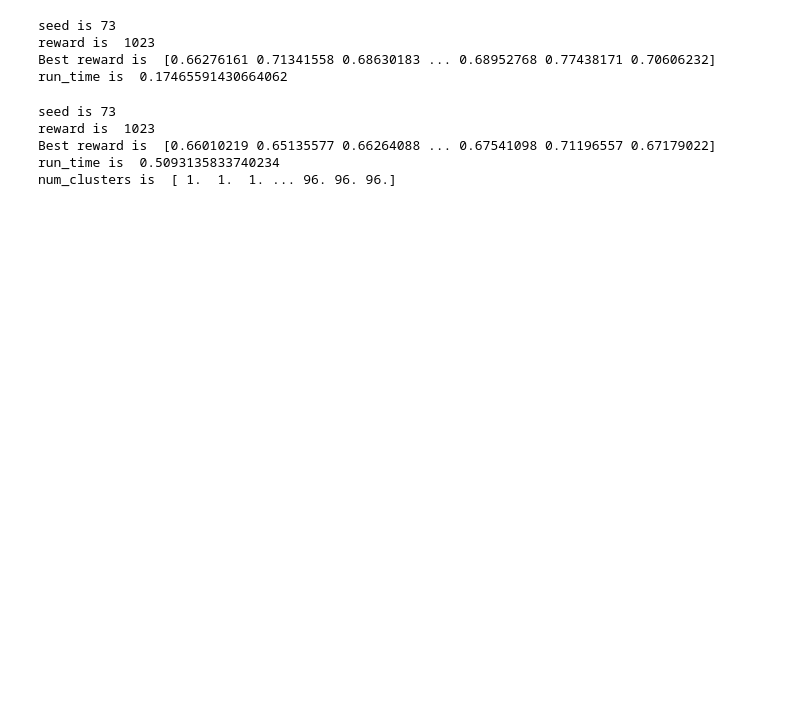
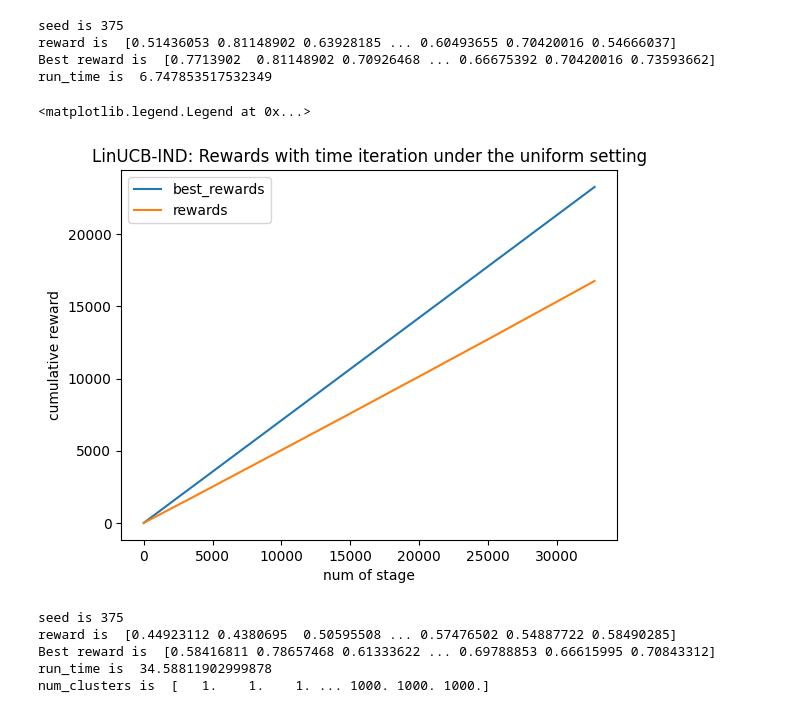
Before and after one commit to MjolnirT/OnlineClusteringOfBandits, a Jupyter notebook: main_ijcai19.ipynb, the cells around one changed output. Drawn from its saved outputs; the diff is of its cells as text; code cells hidden in the pictures; blank space fills up the shorter version.

```diff
--- a/main_ijcai19.ipynb
+++ b/main_ijcai19.ipynb
@@ -25,37 +67,49 @@ len(p)
 # %%
-info = np.load("linucb_uniform_nu100d20m10L20_73.npz")
+linucb_ind = np.load("ind_uniform.npz")
 
-seed = info['arr_0']
-rewards = len(info['arr_1'])
-best_rewards = info['arr_2']
-run_time = info['arr_3']
+linucb_ind_seed = linucb_ind['arr_0']
+linucb_ind_rewards = linucb_ind['arr_1']
+linucb_ind_best_rewards = linucb_ind['arr_2']
+linucb_ind_run_time = linucb_ind['arr_3']
+linucb_ind_regret = linucb_best_rewards - linucb_rewards
 
-print("seed is", seed)
-print("reward is " , rewards)
-print("Best reward is ", best_rewards)
-print("run_time is ", run_time)
+print("seed is", linucb_ind_seed)
+print("reward is " , linucb_ind_rewards)
+print("Best reward is ", linucb_ind_best_rewards)
+print("run_time is ", linucb_ind_run_time)
 # %% [output]
-seed is 73
-reward is  1023
-Best reward is  [0.66276161 0.71341558 0.68630183 ... 0.68952768 0.77438171 0.70606232]
-run_time is  0.17465591430664062
+seed is 375
+reward is  [0.51436053 0.81148902 0.63928185 ... 0.60493655 0.70420016 0.54666037]
+Best reward is  [0.7713902  0.81148902 0.70926468 ... 0.66675392 0.70420016 0.73593662]
+run_time is  6.747853517532349
+# %%
+plt.plot(np.cumsum(linucb_ind_best_rewards), label='best_rewards')
+plt.plot(np.cumsum(linucb_ind_rewards), label='rewards')
+plt.title("LinUCB-IND: Rewards with time iteration under the uniform setting")
+plt.xlabel("num of stage")
+plt.ylabel("cumulative reward")
+plt.legend()
+# %% [output]
+<matplotlib.legend.Legend at 0x...>
+[figure, added]
 # %%
-info = np.load("sclub_uniform_nu100d20m10L20_73.npz")
+sclub = np.load("sclub_uniform.npz")
 
-seed = info['arr_0']
-rewards = len(info['arr_1'])
-best_rewards = info['arr_2']
-run_time = info['arr_3']
-num_clusters = info['arr_4']
+sclub_seed = sclub['arr_0']
+sclub_rewards = sclub['arr_1']
+sclub_best_rewards = sclub['arr_2']
+sclub_run_time = sclub['arr_3']
+sclub_num_clusters = sclub['arr_4']
+sclub_regret = sclub_best_rewards - sclub_rewards
 
-print("seed is", seed)
-print("reward is " , rewards)
-print("Best reward is ", best_rewards)
-print("run_time is ", run_time)
-print("num_clusters is ", num_clusters)
+print("seed is", sclub_seed)
+print("reward is " , sclub_rewards)
+print("Best reward is ", sclub_best_rewards)
+print("run_time is ", sclub_run_time)
+print("num_clusters is ", sclub_num_clusters)
 # %% [output]
-seed is 73
-reward is  1023
-Best reward is  [0.66010219 0.65135577 0.66264088 ... 0.67541098 0.71196557 0.67179022]
-run_time is  0.5093135833740234
-num_clusters is  [ 1.  1.  1. ... 96. 96. 96.]
+seed is 375
+reward is  [0.44923112 0.4380695  0.50595508 ... 0.57476502 0.54887722 0.58490285]
+Best reward is  [0.58416811 0.78657468 0.61333622 ... 0.69788853 0.66615995 0.70843312]
+run_time is  34.58811902999878
+num_clusters is  [   1.    1.    1. ... 1000. 1000. 1000.]
```
Also changed, not shown: parts of 11 cells of this notebook, 3 other files.
